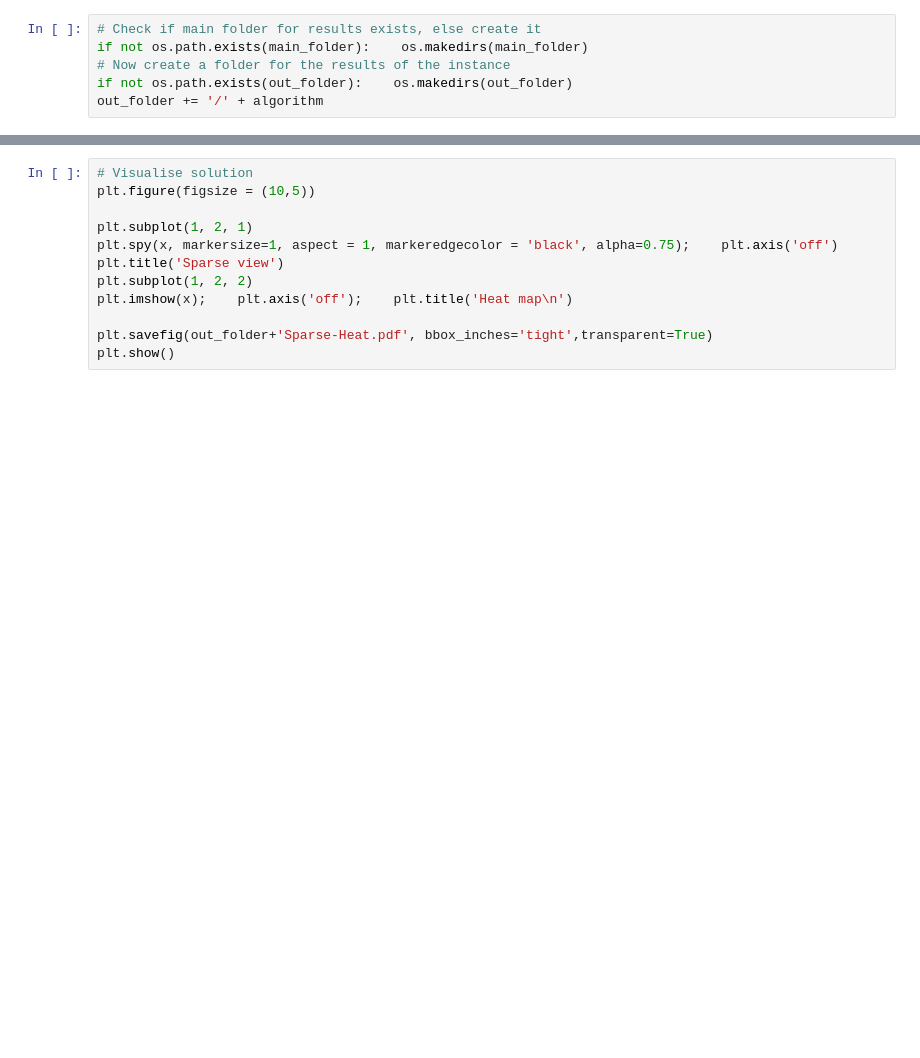
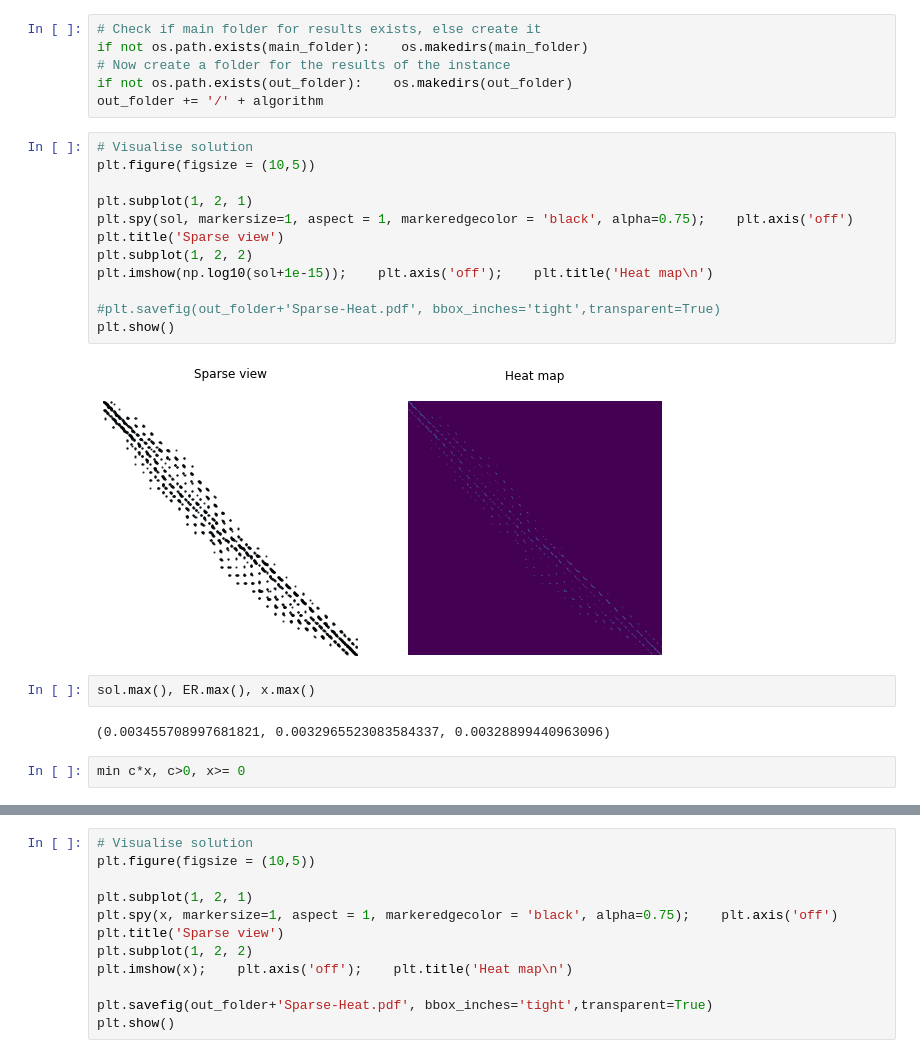
Before and after one commit to Optimal-Transport/Code, a Jupyter notebook: Python Algorithms/OT - PD - Improved [Experiment 3].ipynb, the cells around one changed output, grey strips where cells are left out. Cells and saved outputs as stored; diff of their text form; blank space fills up the shorter version.

```diff
--- a/Python Algorithms/OT - PD - Improved [Experiment 3].ipynb
+++ b/Python Algorithms/OT - PD - Improved [Experiment 3].ipynb
@@ -470,3 +470,23 @@ if not os.path.exists(main_folder):    os.makedirs(main_folder)
 # Now create a folder for the results of the instance
 if not os.path.exists(out_folder):    os.makedirs(out_folder)
 out_folder += '/' + algorithm
+# %%
+# Visualise solution
+plt.figure(figsize = (10,5))
+
+plt.subplot(1, 2, 1)
+plt.spy(sol, markersize=1, aspect = 1, markeredgecolor = 'black', alpha=0.75);    plt.axis('off')
+plt.title('Sparse view')
+plt.subplot(1, 2, 2)
+plt.imshow(np.log10(sol+1e-15));    plt.axis('off');    plt.title('Heat map\n')
+
+#plt.savefig(out_folder+'Sparse-Heat.pdf', bbox_inches='tight',transparent=True)
+plt.show()
+# %% [output]
+[figure, added]
+# %%
+sol.max(), ER.max(), x.max()
+# %% [output]
+(0.003455708997681821, 0.0032965523083584337, 0.00328899440963096)
+# %%
+min c*x, c>0, x>= 0
```
Also changed, not shown: parts of 2 cells of this notebook, 3 other files.
